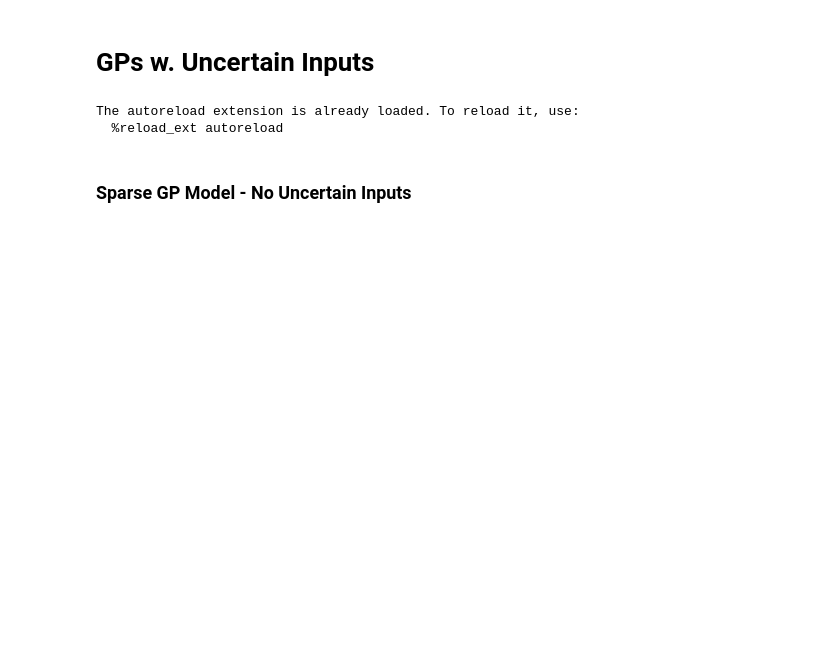
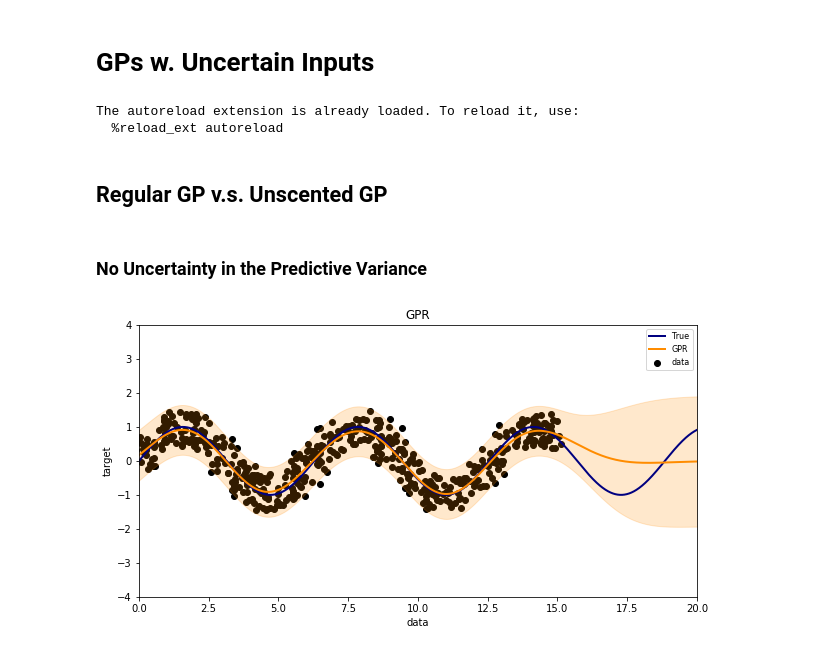
Before and after one commit to jejjohnson/gp_model_zoo, a Jupyter notebook: gpy/notebooks/uncertain.ipynb, the cells around one changed output. Drawn from its saved outputs; the diff is of its cells as text; code cells hidden in the pictures; blank space fills up the shorter version.

```diff
--- a/gpy/notebooks/uncertain.ipynb
+++ b/gpy/notebooks/uncertain.ipynb
@@ -36,7 +36,7 @@ X_plot = np.linspace(0, 20, n_test)[:, None]
 X_plot += input_noise * rng.randn(X_plot.shape[0], X_plot.shape[1])
 X_plot = np.sort(X_plot, axis=0)
 # %%
-def plot_results():
+def plot_results(title=None):
     # Plot results
     plt.figure(figsize=(10, 5))
     lw = 2
@@ -53,8 +53,11 @@ def plot_results():
     plt.ylabel('target')
     plt.xlim(0, 20)
     plt.ylim(-4, 4)
-    plt.title('GPR versus Kernel Ridge')
+    if title is not None:
+        plt.title(title)
     plt.legend(loc="best",  scatterpoints=1, prop={'size': 8})
     plt.show()
-# %% [markdown]
-### Sparse GP Model - No Uncertain Inputs
+# %% [markdown]
+## Regular GP v.s. Unscented GP
+# %% [markdown]
+### No Uncertainty in the Predictive Variance
@@ -60,0 +75,5 @@ def plot_results():
+# %%
+y_gpr, y_std = gpr_clf.predict(X_plot, return_std=True, noiseless=False, unscented=False)
+plot_results('GPR')
+# %% [output]
+[figure, added]
```
Also changed, not shown: parts of 31 cells of this notebook, 2 other files.
